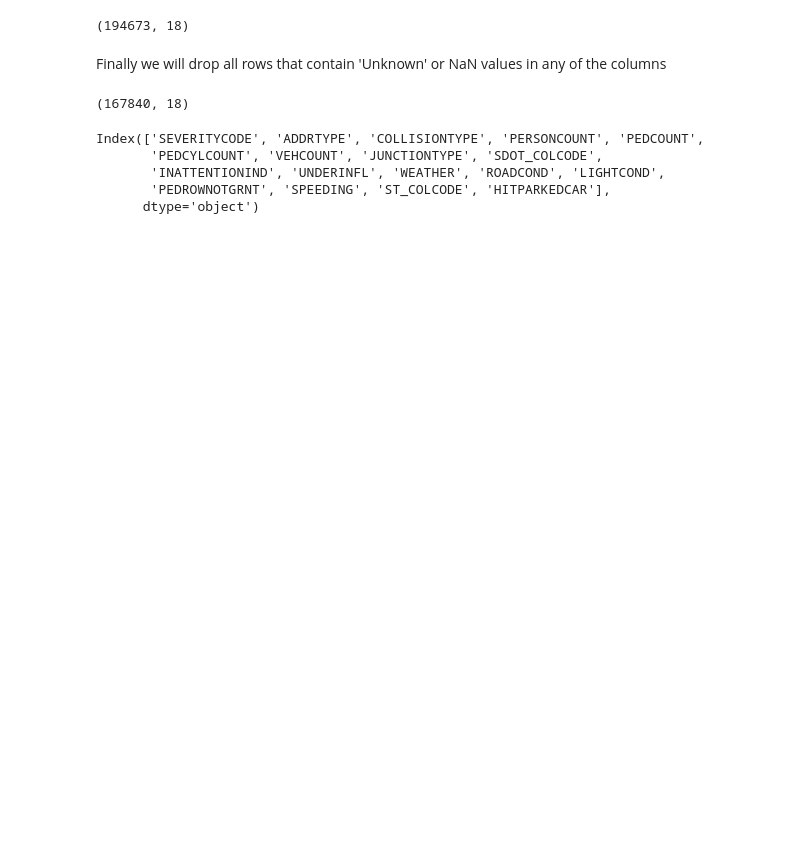
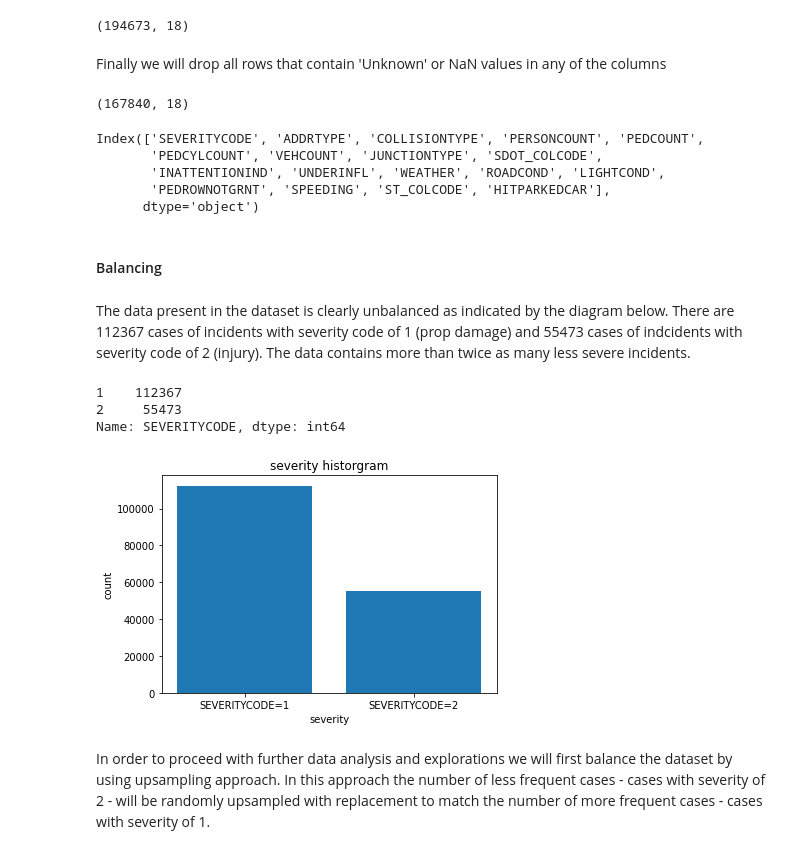
Before and after one commit to rezniknn/Applied-DS-Capstone-Coursera, a Jupyter notebook: capstone_applied_data_science_coursera.ipynb, the cells around one changed output. Drawn from its saved outputs; the diff is of its cells as text; code cells hidden in the pictures; blank space fills up the shorter version.

```diff
--- a/capstone_applied_data_science_coursera.ipynb
+++ b/capstone_applied_data_science_coursera.ipynb
@@ -68,6 +61,8 @@ The following columns needed small fixing to replace missing values with a defau
 df[['INATTENTIONIND', 'PEDROWNOTGRNT', 'SPEEDING']] = df[['INATTENTIONIND', 'PEDROWNOTGRNT', 'SPEEDING']].fillna(0)
 df[['INATTENTIONIND', 'PEDROWNOTGRNT', 'SPEEDING', 'UNDERINFL', 'HITPARKEDCAR']] = df[['INATTENTIONIND', 'PEDROWNOTGRNT', 'SPEEDING', 'UNDERINFL', 'HITPARKEDCAR']].replace('N', 0)
 df[['INATTENTIONIND', 'PEDROWNOTGRNT', 'SPEEDING', 'UNDERINFL', 'HITPARKEDCAR']] = df[['INATTENTIONIND', 'PEDROWNOTGRNT', 'SPEEDING', 'UNDERINFL', 'HITPARKEDCAR']].replace('Y', 1)
+df[['UNDERINFL']] = df[['UNDERINFL']].replace('0', 0)
+df[['UNDERINFL']] = df[['UNDERINFL']].replace('1', 1)
 df.shape
 # %% [output]
 (194673, 18)
@@ -87,3 +82,21 @@ Index(['SEVERITYCODE', 'ADDRTYPE', 'COLLISIONTYPE', 'PERSONCOUNT', 'PEDCOUNT',
        'INATTENTIONIND', 'UNDERINFL', 'WEATHER', 'ROADCOND', 'LIGHTCOND',
        'PEDROWNOTGRNT', 'SPEEDING', 'ST_COLCODE', 'HITPARKEDCAR'],
       dtype='object')
+# %% [markdown]
+#### Balancing
+# %% [markdown]
+The data present in the dataset is clearly unbalanced as indicated by the diagram below. There are 112367 cases of incidents with severity code of 1 (prop damage) and 55473 cases of indcidents with severity code of 2 (injury). The data contains more than twice as many less severe incidents.
+# %%
+group_names = ['SEVERITYCODE=1', 'SEVERITYCODE=2']
+pyplot.bar(group_names, df["SEVERITYCODE"].value_counts())
+plt.pyplot.xlabel("severity")
+plt.pyplot.ylabel("count")
+plt.pyplot.title("severity historgram")
+print(df.SEVERITYCODE.value_counts())
+# %% [output]
+1    112367
+2     55473
+Name: SEVERITYCODE, dtype: int64
+[figure, added]
+# %% [markdown]
+In order to proceed with further data analysis and explorations we will first balance the dataset by using upsampling approach. In this approach the number of less frequent cases - cases with severity of 2 - will be randomly upsampled with replacement to match the number of more frequent cases - cases with severity of 1.
```
Also changed, not shown: parts of 34 cells of this notebook.
